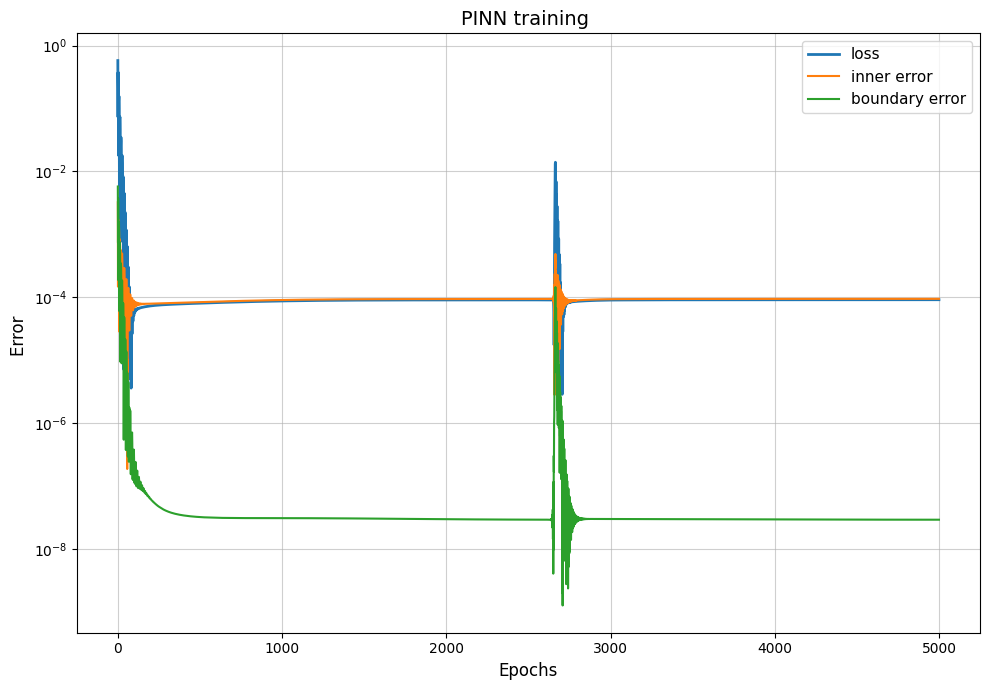
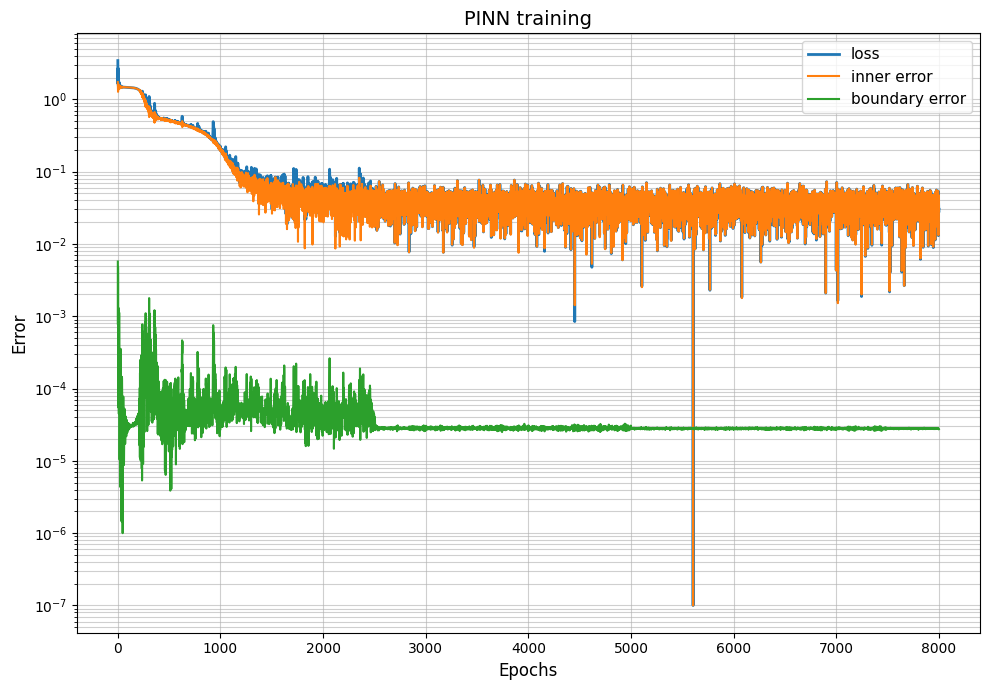
The change to this notebook cell's code, shown as a diff; its figure went from the first image to the second:
--- before
+++ after
@@ -8,12 +8,18 @@
     epochs = range(len(history['total']))
     
-    total_loss = [abs(x) for x in history['total']]
-    inner_error = [abs(x) for x in history['integral']]
+    raw_total = np.array(history['total'])
+    raw_integral = np.array(history['integral'])
+    
+    min_total = np.min(raw_total)
+    min_integral = np.min(raw_integral)
+    
+    total_loss_gap = raw_total - min_total + 1e-7
+    inner_error_gap = raw_integral - min_integral + 1e-7
     boundary_error = history['bc']
 
     plt.figure(figsize=(10, 7))
 
-    plt.plot(epochs, total_loss, label='loss', linewidth=2)
-    plt.plot(epochs, inner_error, label='inner error', linewidth=1.5)
+    plt.plot(epochs, total_loss_gap, label='loss', linewidth=2)
+    plt.plot(epochs, inner_error_gap, label='inner error', linewidth=1.5)
     plt.plot(epochs, boundary_error, label='boundary error', linewidth=1.5)
 
@@ -22,10 +28,10 @@
     plt.grid(True, which="both", ls="-", alpha=0.6)
     plt.xlabel('Epochs', fontsize=12)
-    plt.ylabel('Error ', fontsize=12)
-    plt.title('PINN training ', fontsize=14)
+    plt.ylabel('Error', fontsize=12)
+    plt.title('PINN training', fontsize=14)
     plt.legend(loc='upper right', fontsize=11)
 
     plt.tight_layout()
-    plt.savefig('pinn_training_log.png', dpi=300)
+    plt.savefig('pinn_training_log_fixed.png', dpi=300)
     plt.show()
 

Commit: Добавлено масштабирование, убрана сглаживающая функция, убран L-BFGS, добавлена прошлая реализация генерации точек (из v.2), доработан подсчет loss